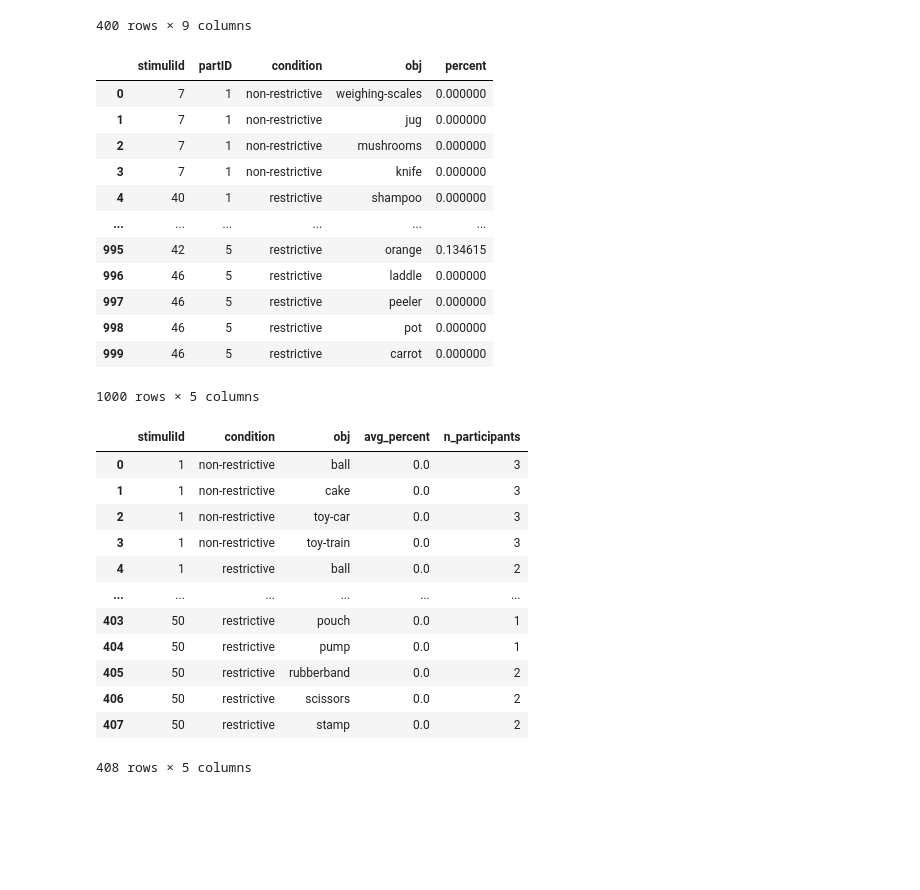
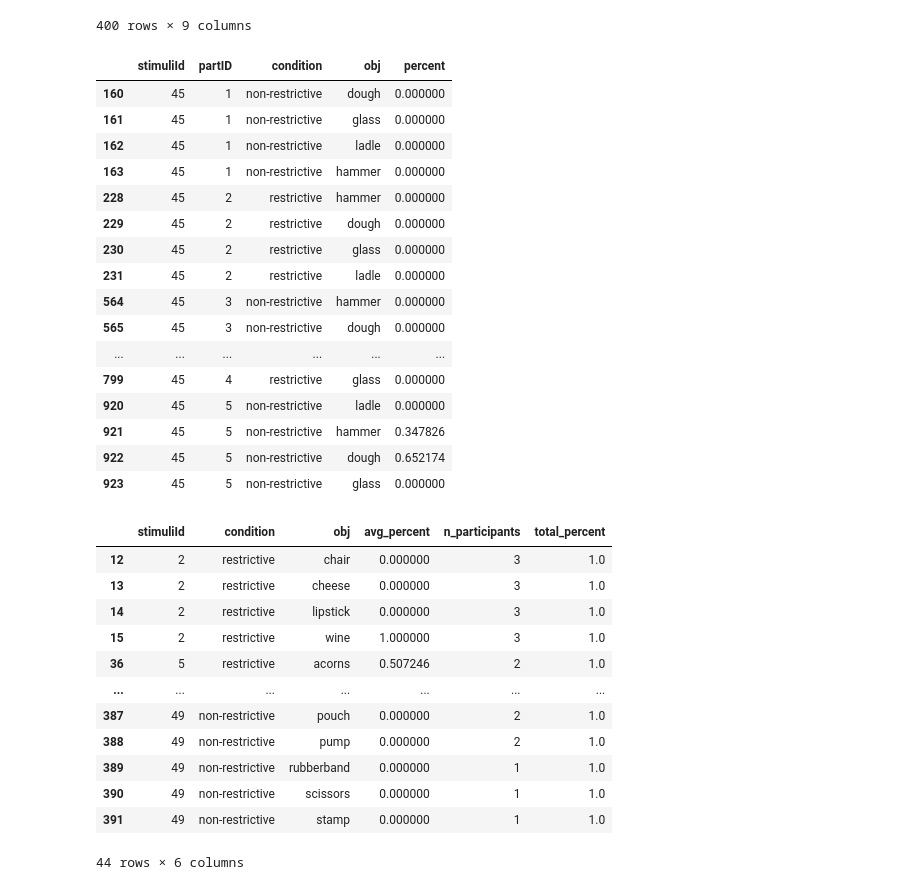
Before and after one commit to JonathanTheDuck/et26_VisualWorldParadigm, a Jupyter notebook: 02_analytics/compare/compare.ipynb, the cells around one changed output. Cells and saved outputs as stored; diff of their text form; code cells hidden in the pictures; blank space fills up the shorter version.

```diff
--- a/02_analytics/compare/compare.ipynb
+++ b/02_analytics/compare/compare.ipynb
@@ -39,49 +39,61 @@ llm_Percentages_df
 400 rows × 9 columns
 # %%
 #TODO: investigate human percentages for trials where all are zero
-human_Percentages_df
+human_Percentages_df[human_Percentages_df["stimuliId"]==45]
 # %% [output]
 |  | stimuliId | partID | condition | obj | percent |
-| 0 | 7 | 1 | non-restrictive | weighing-scales | 0.000000 |
-| 1 | 7 | 1 | non-restrictive | jug | 0.000000 |
-| 2 | 7 | 1 | non-restrictive | mushrooms | 0.000000 |
-| 3 | 7 | 1 | non-restrictive | knife | 0.000000 |
-| 4 | 40 | 1 | restrictive | shampoo | 0.000000 |
+| 160 | 45 | 1 | non-restrictive | dough | 0.000000 |
+| 161 | 45 | 1 | non-restrictive | glass | 0.000000 |
+| 162 | 45 | 1 | non-restrictive | ladle | 0.000000 |
+| 163 | 45 | 1 | non-restrictive | hammer | 0.000000 |
+| 228 | 45 | 2 | restrictive | hammer | 0.000000 |
+| 229 | 45 | 2 | restrictive | dough | 0.000000 |
+| 230 | 45 | 2 | restrictive | glass | 0.000000 |
+| 231 | 45 | 2 | restrictive | ladle | 0.000000 |
+| 564 | 45 | 3 | non-restrictive | hammer | 0.000000 |
+| 565 | 45 | 3 | non-restrictive | dough | 0.000000 |
 | ... | ... | ... | ... | ... | ... |
-| 995 | 42 | 5 | restrictive | orange | 0.134615 |
-| 996 | 46 | 5 | restrictive | laddle | 0.000000 |
-| 997 | 46 | 5 | restrictive | peeler | 0.000000 |
-| 998 | 46 | 5 | restrictive | pot | 0.000000 |
-| 999 | 46 | 5 | restrictive | carrot | 0.000000 |
+| 799 | 45 | 4 | restrictive | glass | 0.000000 |
+| 920 | 45 | 5 | non-restrictive | ladle | 0.000000 |
+| 921 | 45 | 5 | non-restrictive | hammer | 0.347826 |
+| 922 | 45 | 5 | non-restrictive | dough | 0.652174 |
+| 923 | 45 | 5 | non-restrictive | glass | 0.000000 |
-1000 rows × 5 columns
 # %%
 #first before comparing we need to aggregate. not over all participants of a trial
 # but over all participants with the same contidion (4-restrictive 4 non restrictive) however some may not be present yet...
 avg_df_human = (
     human_Percentages_df
     .groupby(["stimuliId", "condition", "obj"])
     .agg(
         avg_percent=("percent", "mean"),
         n_participants=("partID", "nunique")
     )
     .reset_index()
 )
+
 avg_df_human.to_csv("01_intermediate_human_aggregation.csv")
-avg_df_human
+
+#another approach would be to exclude all those that have only zero percentages before aggregating. here we do it after to retain as many values as possible
+avg_df_human["total_percent"] = (
+    avg_df_human.groupby(["stimuliId", "condition"])["avg_percent"]
+      .transform("sum")
+)
+avg_df_human_totalOne=avg_df_human[avg_df_human["total_percent"]==1.0] #only 44 !!!!! ???
+avg_df_human_totalOne
 # %% [output]
-|  | stimuliId | condition | obj | avg_percent | n_participants |
-| 0 | 1 | non-restrictive | ball | 0.0 | 3 |
-| 1 | 1 | non-restrictive | cake | 0.0 | 3 |
-| 2 | 1 | non-restrictive | toy-car | 0.0 | 3 |
-| 3 | 1 | non-restrictive | toy-train | 0.0 | 3 |
-| 4 | 1 | restrictive | ball | 0.0 | 2 |
-| ... | ... | ... | ... | ... | ... |
-| 403 | 50 | restrictive | pouch | 0.0 | 1 |
-| 404 | 50 | restrictive | pump | 0.0 | 1 |
-| 405 | 50 | restrictive | rubberband | 0.0 | 2 |
-| 406 | 50 | restrictive | scissors | 0.0 | 2 |
-| 407 | 50 | restrictive | stamp | 0.0 | 2 |
+|  | stimuliId | condition | obj | avg_percent | n_participants | total_percent |
+| 12 | 2 | restrictive | chair | 0.000000 | 3 | 1.0 |
+| 13 | 2 | restrictive | cheese | 0.000000 | 3 | 1.0 |
+| 14 | 2 | restrictive | lipstick | 0.000000 | 3 | 1.0 |
+| 15 | 2 | restrictive | wine | 1.000000 | 3 | 1.0 |
+| 36 | 5 | restrictive | acorns | 0.507246 | 2 | 1.0 |
+| ... | ... | ... | ... | ... | ... | ... |
+| 387 | 49 | non-restrictive | pouch | 0.000000 | 2 | 1.0 |
+| 388 | 49 | non-restrictive | pump | 0.000000 | 2 | 1.0 |
+| 389 | 49 | non-restrictive | rubberband | 0.000000 | 1 | 1.0 |
+| 390 | 49 | non-restrictive | scissors | 0.000000 | 1 | 1.0 |
+| 391 | 49 | non-restrictive | stamp | 0.000000 | 1 | 1.0 |
-408 rows × 5 columns
+44 rows × 6 columns
 # %%
 #check after avergaing over all participants how many stimuli got only 0 percentages...
 # %%
```
Also changed, not shown: parts of 4 cells of this notebook.
